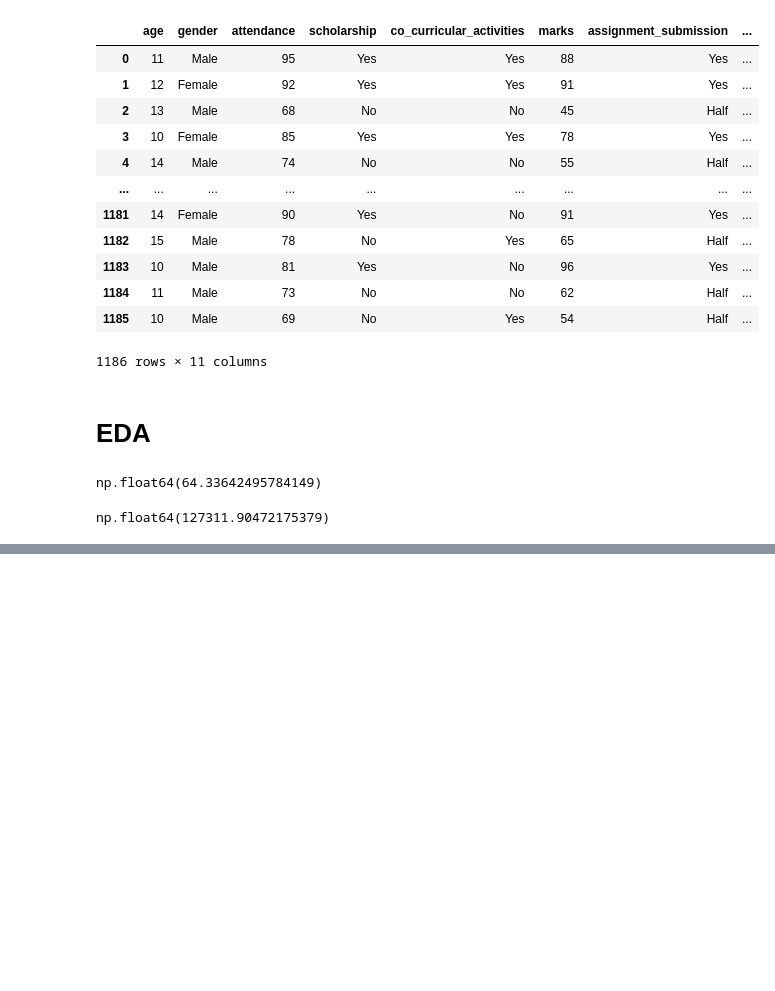
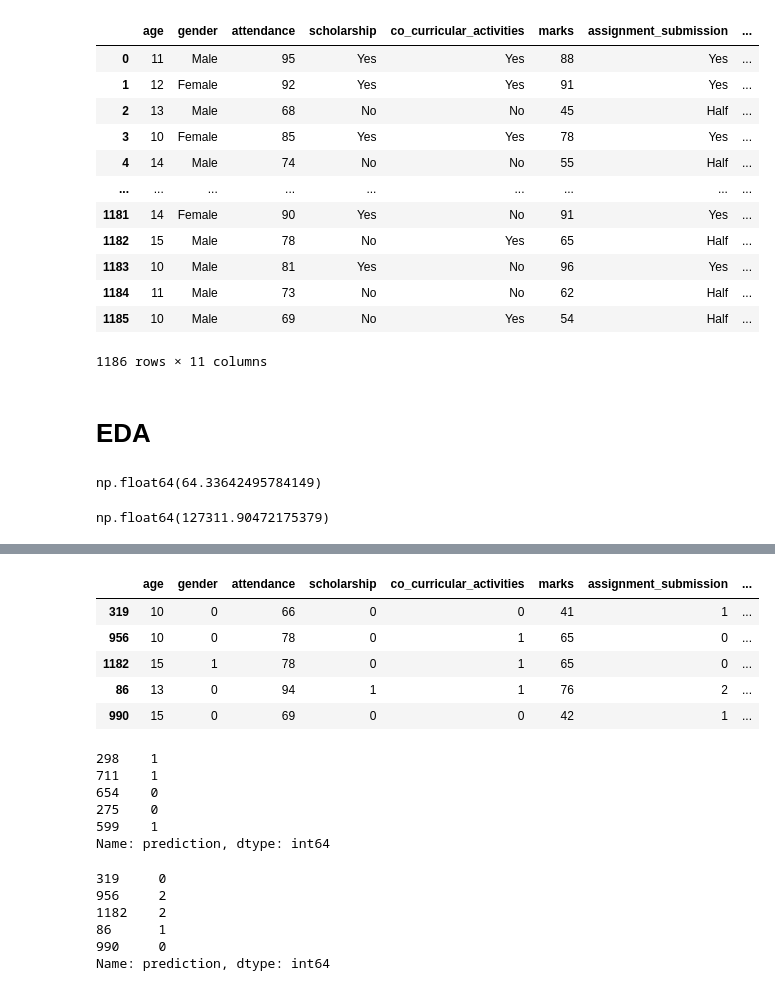
Before and after one commit to Yglitch/EarlyDrop-AI, a Jupyter notebook: train.ipynb, the cells around one changed output, grey strips where cells are left out. Drawn from its saved outputs; the diff is of its cells as text; code cells hidden in the pictures; blank space fills up the shorter version.

```diff
--- a/train.ipynb
+++ b/train.ipynb
@@ -91,0 +109,27 @@ df["prediction"]=le.fit_transform(df[["prediction"]])
+# %%
+X_test.head()
+# %% [output]
+|  | age | gender | attendance | scholarship | co_curricular_activities | marks | assignment_submission | ... |
+| 319 | 10 | 0 | 66 | 0 | 0 | 41 | 1 | ... |
+| 956 | 10 | 0 | 78 | 0 | 1 | 65 | 0 | ... |
+| 1182 | 15 | 1 | 78 | 0 | 1 | 65 | 0 | ... |
+| 86 | 13 | 0 | 94 | 1 | 1 | 76 | 2 | ... |
+| 990 | 15 | 0 | 69 | 0 | 0 | 42 | 1 | ... |
+# %%
+y_train.head()
+# %% [output]
+298    1
+711    1
+654    0
+275    0
+599    1
+Name: prediction, dtype: int64
+# %%
+y_test.head()
+# %% [output]
+319     0
+956     2
+1182    2
+86      1
+990     0
+Name: prediction, dtype: int64
```
Also changed, not shown: parts of 12 cells of this notebook, 1 other file.
